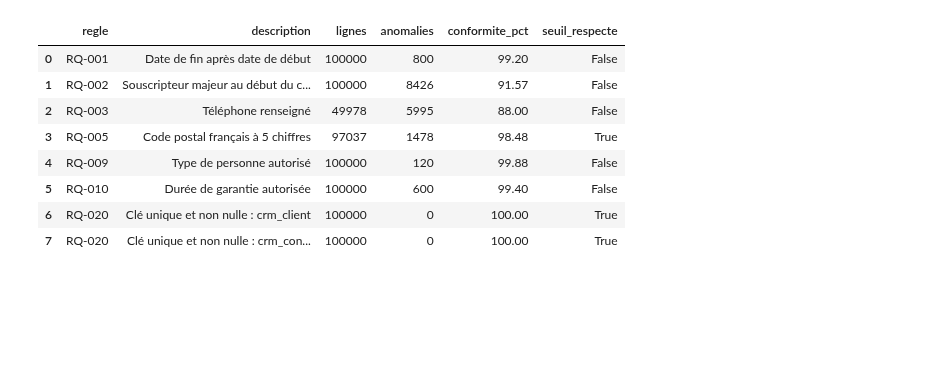
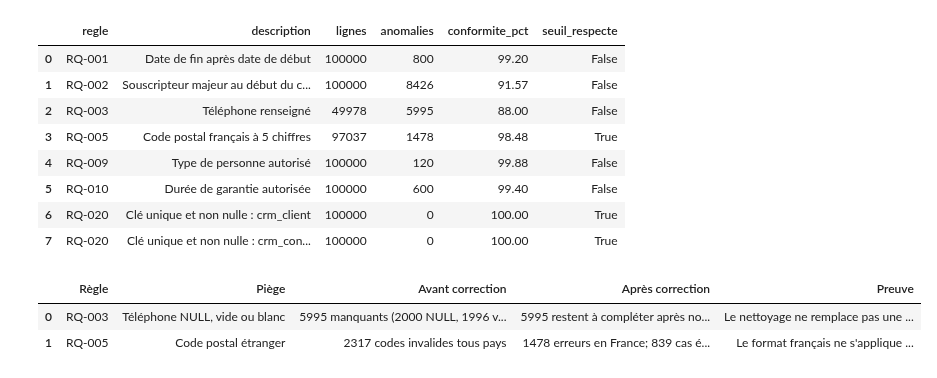
Before and after one commit to ruthabebeneg/td-qualite-g02, a Jupyter notebook: notebooks/S2_US10_regles_en_tests.ipynb, the cells around one changed output. Cells and saved outputs as stored; diff of their text form; code cells hidden in the pictures; blank space fills up the shorter version.

```diff
--- a/notebooks/S2_US10_regles_en_tests.ipynb
+++ b/notebooks/S2_US10_regles_en_tests.ipynb
@@ -456,5 +456,46 @@ display(pd.DataFrame(resultats))
 | 5 | RQ-010 | Durée de garantie autorisée | 100000 | 600 | 99.40 | False |
 | 6 | RQ-020 | Clé unique et non nulle : crm_client | 100000 | 0 | 100.00 | True |
 | 7 | RQ-020 | Clé unique et non nulle : crm_con... | 100000 | 0 | 100.00 | True |
+# %%
+#Pièges repérés
+souscripteurs = clients[
+    clients["type_personne"].astype("string").str.strip().str.lower()
+    == "souscripteur"
+].copy()
+telephone = souscripteurs["telephone"].astype("string")
+nulls = telephone.isna()
+vides = telephone.notna() & telephone.eq("")
+blancs = telephone.notna() & telephone.str.strip().eq("") & ~vides
+manquants_avant = int((nulls | vides | blancs).sum())
+manquants_apres = int(telephone.str.strip().replace("", pd.NA).isna().sum())
+
+pays_fr = clients["pays"].astype("string").str.strip().str.upper().isin(["FR", "FRANCE"])
+cp = clients["cp"].astype("string").str.strip()
+cp_valide = cp.str.fullmatch(r"\d{5}", na=False)
+cp_invalides_tous = int((~cp_valide).sum())
+cp_invalides_fr = int((pays_fr & ~cp_valide).sum())
+etrangers_ignores = int((~pays_fr & ~cp_valide).sum())
+
+pieges = pd.DataFrame([
+    {
+        "Règle": "RQ-003",
+        "Piège": "Téléphone NULL, vide ou blanc",
+        "Avant correction": f"{manquants_avant} manquants ({int(nulls.sum())} NULL, {int(vides.sum())} vides, {int(blancs.sum())} blancs)",
+        "Après correction": f"{manquants_apres} restent à compléter après normalisation",
+        "Preuve": "Le nettoyage ne remplace pas une donnée absente",
+    },
+    {
+        "Règle": "RQ-005",
+        "Piège": "Code postal étranger",
+        "Avant correction": f"{cp_invalides_tous} codes invalides tous pays",
+        "Après correction": f"{cp_invalides_fr} erreurs en France; {etrangers_ignores} cas étrangers écartés",
+        "Preuve": "Le format français ne s'applique qu'aux adresses françaises",
+    },
+])
+display(pieges)
+# %% [output]
+|  | Règle | Piège | Avant correction | Après correction | Preuve |
+| 0 | RQ-003 | Téléphone NULL, vide ou blanc | 5995 manquants (2000 NULL, 1996 v... | 5995 restent à compléter après no... | Le nettoyage ne remplace pas une ... |
+| 1 | RQ-005 | Code postal étranger | 2317 codes invalides tous pays | 1478 erreurs en France; 839 cas é... | Le format français ne s'applique ... |
 # %%
 
```
Also changed, not shown: parts of 1 cell of this notebook, 1 other file.
